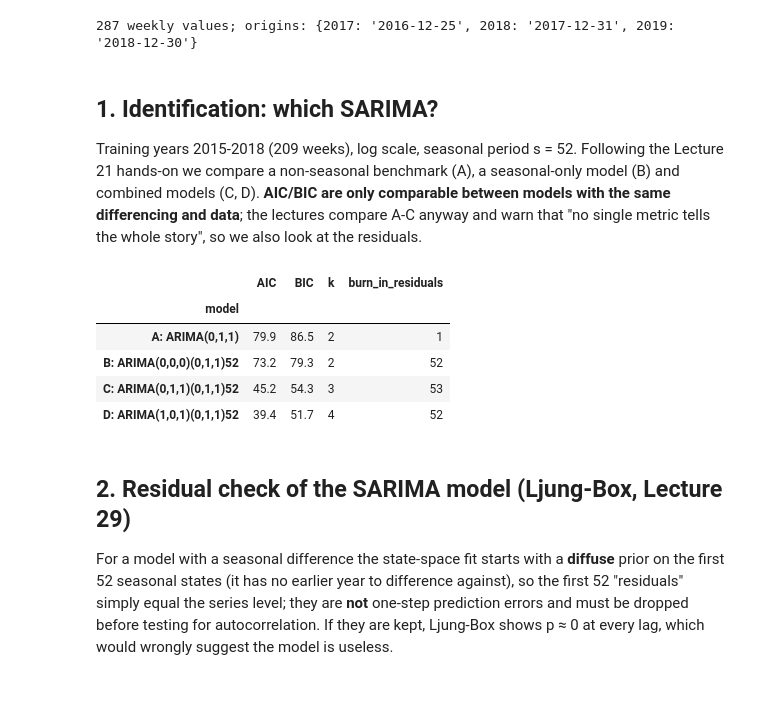
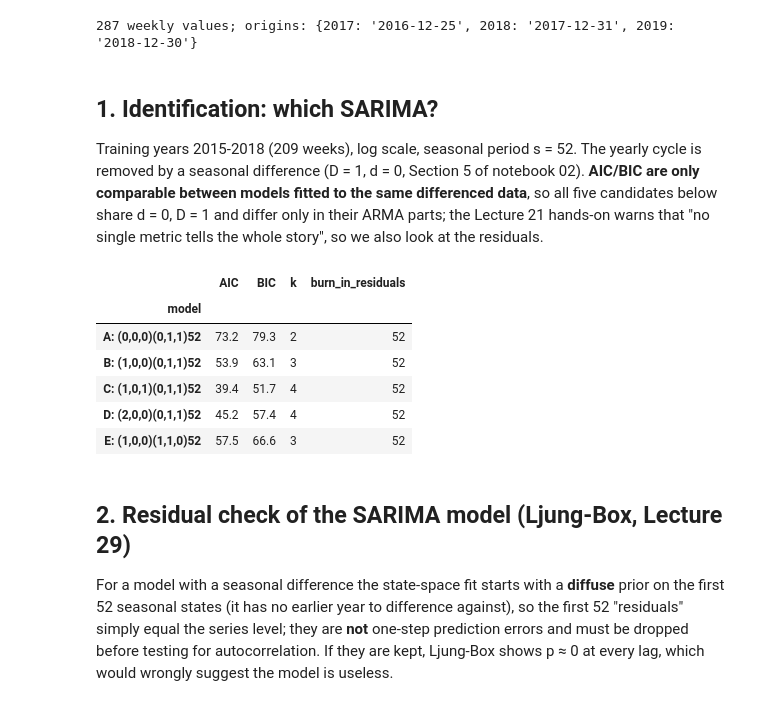
Before and after one commit to LuciferK47/PM_2.5, a Jupyter notebook: notebooks/04_forecasting.ipynb, the cells around one changed output. Drawn from its saved outputs; the diff is of its cells as text; code cells hidden in the pictures.

```diff
--- a/notebooks/04_forecasting.ipynb
+++ b/notebooks/04_forecasting.ipynb
@@ -45,29 +45,31 @@ print(len(weekly), "weekly values; origins:", F.ORIGINS)
 287 weekly values; origins: {2017: '2016-12-25', 2018: '2017-12-31', 2019: '2018-12-30'}
 # %% [markdown]
 ## 1. Identification: which SARIMA?
-Training years 2015-2018 (209 weeks), log scale, seasonal period s = 52. Following the Lecture 21 hands-on we compare a non-seasonal benchmark
-(A), a seasonal-only model (B) and combined models (C, D). **AIC/BIC are only comparable between models with the same differencing and
-data**; the lectures compare A-C anyway and warn that "no single metric tells the whole story", so we also look at the residuals.
+Training years 2015-2018 (209 weeks), log scale, seasonal period s = 52. The yearly cycle is removed by a seasonal difference (D = 1, d = 0, Section 5 of notebook 02).
+**AIC/BIC are only comparable between models fitted to the same differenced data**, so all five candidates below share d = 0, D = 1 and differ only in their
+ARMA parts; the Lecture 21 hands-on warns that "no single metric tells the whole story", so we also look at the residuals.
 # %%
 y_tr = y.loc[:"2018-12-30"]
-cands = {"A: ARIMA(0,1,1)": ((0, 1, 1), (0, 0, 0, 0)),
-         "B: ARIMA(0,0,0)(0,1,1)52": ((0, 0, 0), (0, 1, 1, 52)),
-         "C: ARIMA(0,1,1)(0,1,1)52": ((0, 1, 1), (0, 1, 1, 52)),
-         "D: ARIMA(1,0,1)(0,1,1)52": ((1, 0, 1), (0, 1, 1, 52))}
+cands = {"A: (0,0,0)(0,1,1)52": ((0, 0, 0), (0, 1, 1, 52)),
+         "B: (1,0,0)(0,1,1)52": ((1, 0, 0), (0, 1, 1, 52)),
+         "C: (1,0,1)(0,1,1)52": ((1, 0, 1), (0, 1, 1, 52)),
+         "D: (2,0,0)(0,1,1)52": ((2, 0, 0), (0, 1, 1, 52)),
+         "E: (1,0,0)(1,1,0)52": ((1, 0, 0), (1, 1, 0, 52))}
 fits, rows = {}, []
 for name, (o, so) in cands.items():
     r = F._fit(SARIMAX(y_tr, order=o, seasonal_order=so, trend="n"))
     fits[name] = r
     rows.append({"model": name, "AIC": r.aic, "BIC": r.bic, "k": len(r.params), "burn_in_residuals": int(r.loglikelihood_burn)})
 ident = pd.DataFrame(rows).set_index("model"); ident.round(1).to_csv(RESULTS / "fc_sarima_identification.csv")
 ident.round(1)
 # %% [output]
 |  | AIC | BIC | k | burn_in_residuals |
 | model |  |  |  |  |
-| A: ARIMA(0,1,1) | 79.9 | 86.5 | 2 | 1 |
-| B: ARIMA(0,0,0)(0,1,1)52 | 73.2 | 79.3 | 2 | 52 |
-| C: ARIMA(0,1,1)(0,1,1)52 | 45.2 | 54.3 | 3 | 53 |
-| D: ARIMA(1,0,1)(0,1,1)52 | 39.4 | 51.7 | 4 | 52 |
+| A: (0,0,0)(0,1,1)52 | 73.2 | 79.3 | 2 | 52 |
+| B: (1,0,0)(0,1,1)52 | 53.9 | 63.1 | 3 | 52 |
+| C: (1,0,1)(0,1,1)52 | 39.4 | 51.7 | 4 | 52 |
+| D: (2,0,0)(0,1,1)52 | 45.2 | 57.4 | 4 | 52 |
+| E: (1,0,0)(1,1,0)52 | 57.5 | 66.6 | 3 | 52 |
 # %% [markdown]
 ## 2. Residual check of the SARIMA model (Ljung-Box, Lecture 29)
 For a model with a seasonal difference the state-space fit starts with a **diffuse** prior on the first 52 seasonal states
```
Also changed, not shown: parts of 9 cells of this notebook, 44 other files.
